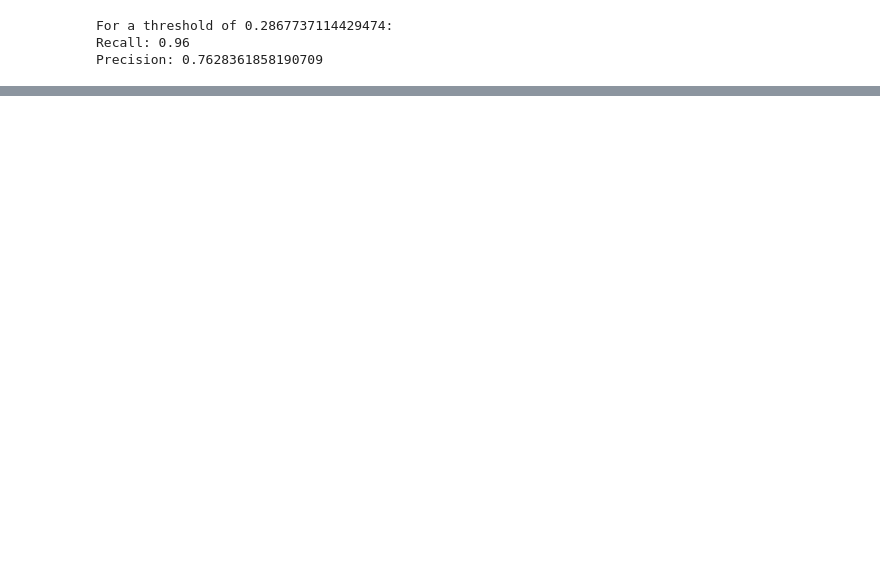
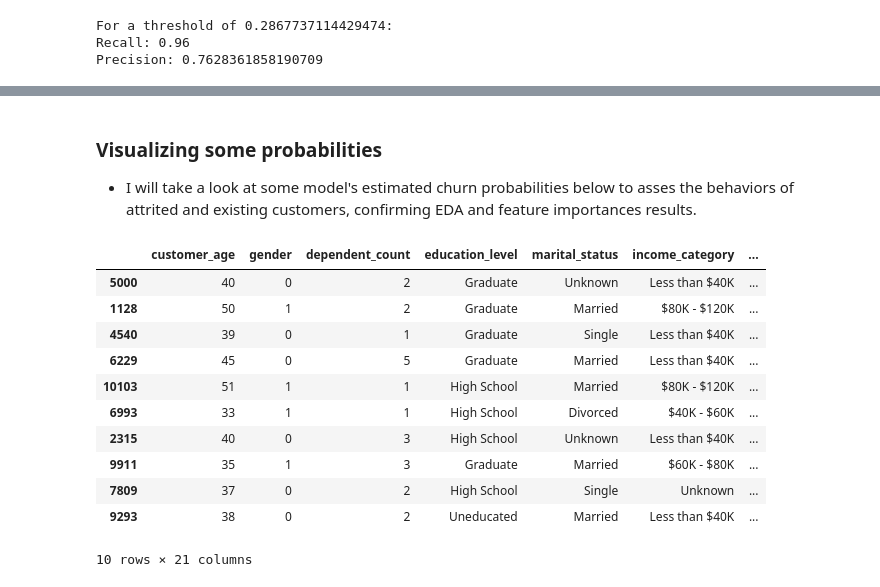
Before and after one commit to allmeidaapedro/Churn-Prediction-Credit-Card, a Jupyter notebook: notebooks/2. Modelling.ipynb, the cells around one changed output, grey strips where cells are left out. Cells and saved outputs as stored; diff of their text form; code cells hidden in the pictures; blank space fills up the shorter version.

```diff
--- a/notebooks/2. Modelling.ipynb
+++ b/notebooks/2. Modelling.ipynb
@@ -444,0 +485,20 @@ Precision: 0.7628361858190709
+# %% [markdown]
+### Visualizing some probabilities
+- I will take a look at some model's estimated churn probabilities below to asses the behaviors of attrited and existing customers, confirming EDA and feature importances results.
+# %%
+probas_df = pd.concat([X_test, y_test], axis=1)
+probas_df['churn_probas'] = predicted_probas[:, 1]
+probas_df.sample(10, random_state=42)
+# %% [output]
+|  | customer_age | gender | dependent_count | education_level | marital_status | income_category | ... |
+| 5000 | 40 | 0 | 2 | Graduate | Unknown | Less than $40K | ... |
+| 1128 | 50 | 1 | 2 | Graduate | Married | $80K - $120K | ... |
+| 4540 | 39 | 0 | 1 | Graduate | Single | Less than $40K | ... |
+| 6229 | 45 | 0 | 5 | Graduate | Married | Less than $40K | ... |
+| 10103 | 51 | 1 | 1 | High School | Married | $80K - $120K | ... |
+| 6993 | 33 | 1 | 1 | High School | Divorced | $40K - $60K | ... |
+| 2315 | 40 | 0 | 3 | High School | Unknown | Less than $40K | ... |
+| 9911 | 35 | 1 | 3 | Graduate | Married | $60K - $80K | ... |
+| 7809 | 37 | 0 | 2 | High School | Single | Unknown | ... |
+| 9293 | 38 | 0 | 2 | Uneducated | Married | Less than $40K | ... |
+10 rows × 21 columns
```
Also changed, not shown: parts of 13 cells of this notebook, 2 other files.
